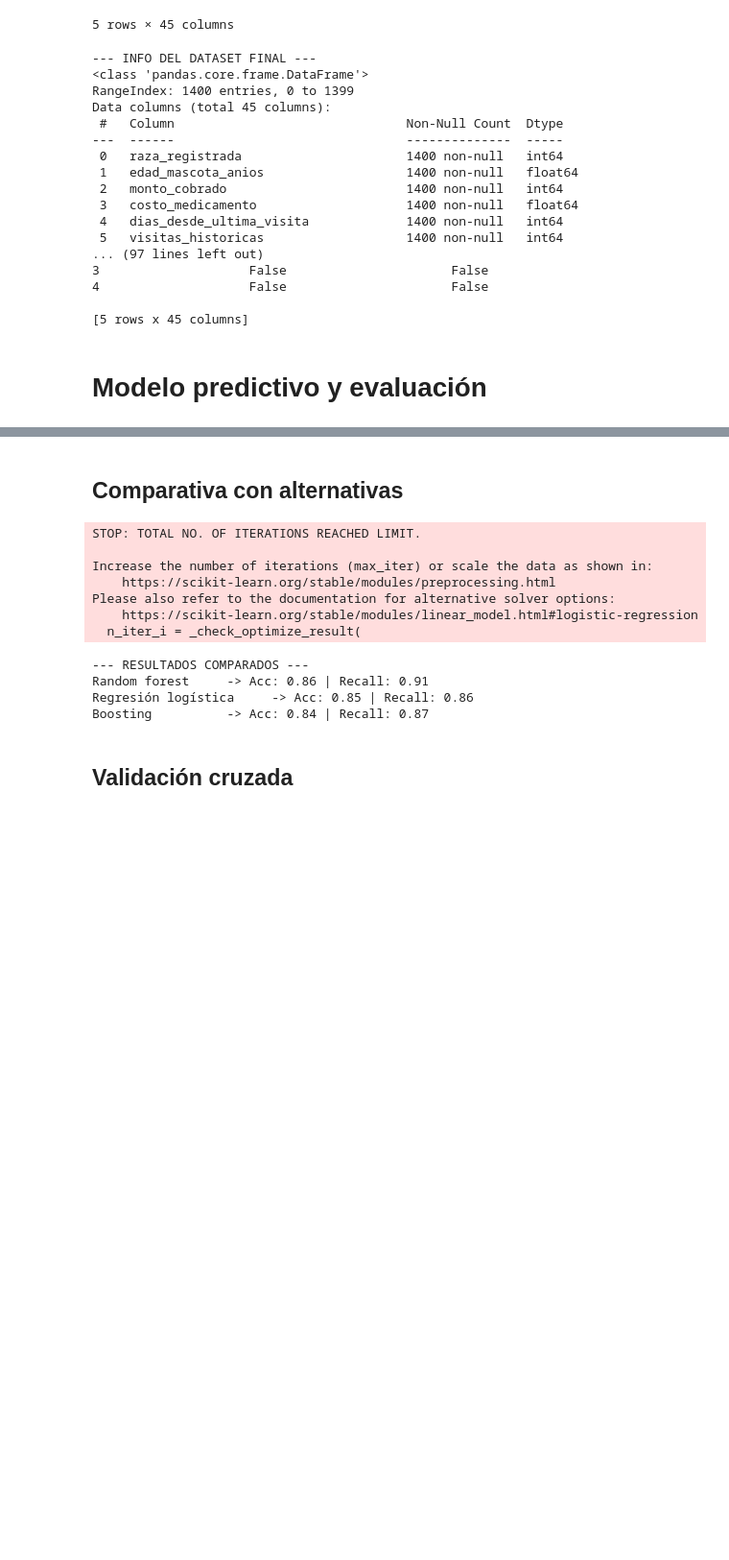
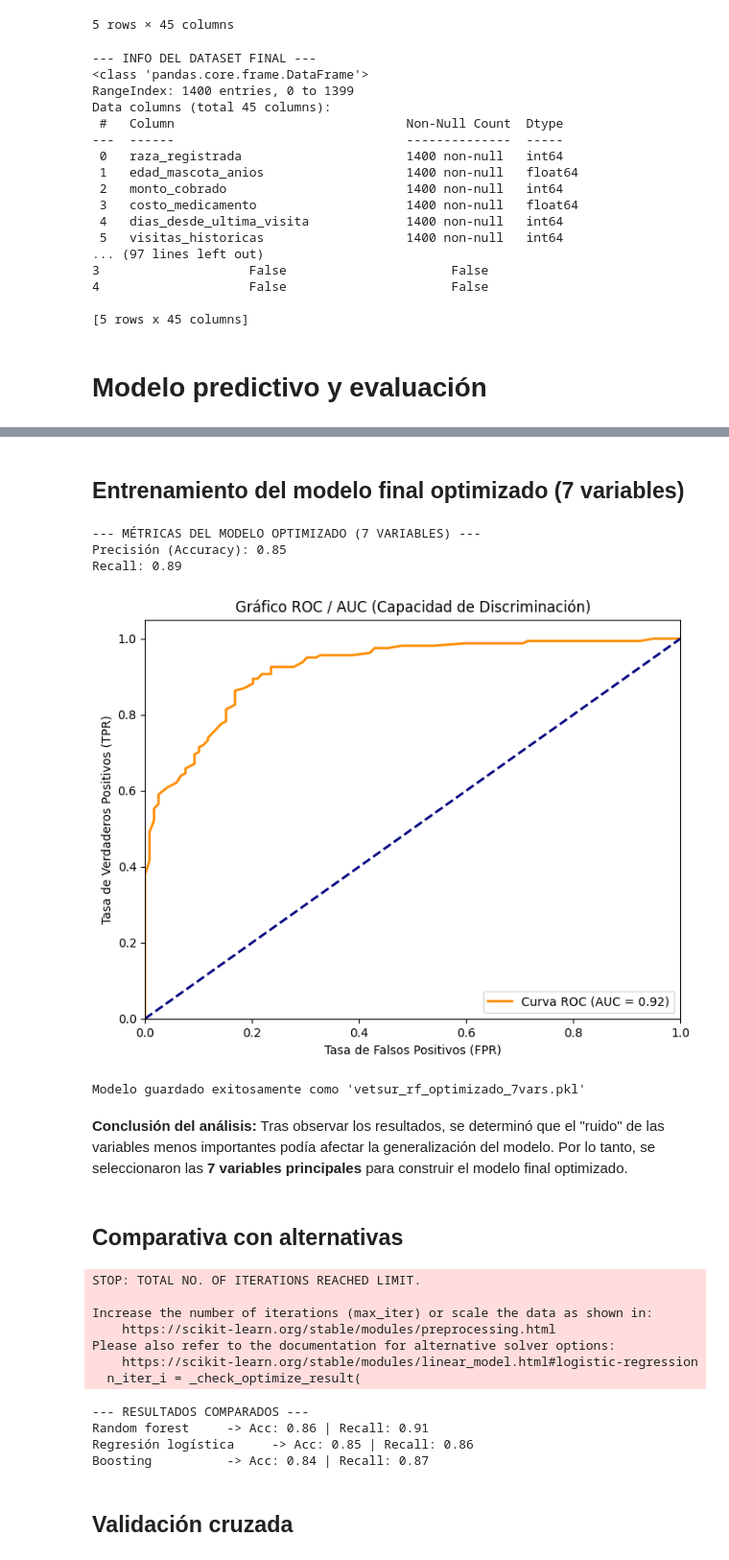
Before and after one commit to daemon1s/vetsur-ml-fastapi-nextjs, a Jupyter notebook: notebooks/vetsur.ipynb, the cells around one changed output, grey strips where cells are left out. Shown at 96% size. Drawn from its saved outputs; the diff is of its cells as text; code cells hidden in the pictures; blank space fills up the shorter version.

Commit message:
fix: modelo random forest v2

```diff
--- a/notebooks/vetsur.ipynb
+++ b/notebooks/vetsur.ipynb
@@ -354,4 +351,68 @@ print(f"Precisión del modelo: {modelo.score(X_test, y_test):.2f}")
 Precisión del modelo: 0.86
+# %% [markdown]
+## Entrenamiento del modelo final optimizado (7 variables)
+# %%
+from sklearn.model_selection import train_test_split
+from sklearn.ensemble import RandomForestClassifier
+from sklearn.metrics import accuracy_score, recall_score, roc_curve, roc_auc_score
+import matplotlib.pyplot as plt
+
+# 1. Filtramos solo las 7 variables principales identificadas
+columnas_top_7 = [
+    'dias_desde_ultima_visita',
+    'visitas_historicas',
+    'monto_cobrado',
+    'costo_medicamento',
+    'edad_mascota_anios',
+    'tiene_vacunas_al_dia',
+    'tipo_atencion_venta_producto'
+]
+
+X = df_final[columnas_top_7]
+y = df_final['retorno_90d']
+
+# 2. Dividimos 80% entrenamiento / 20% prueba
+X_train, X_test, y_train, y_test = train_test_split(X, y, test_size=0.2, random_state=42)
+
+# 3. Re-entrenamiento del modelo SOLO con 7 variables
+modelo_optimizado = RandomForestClassifier(n_estimators=100, random_state=42)
+modelo_optimizado.fit(X_train, y_train)
+
+# 4. Evaluación (Accuracy y Recall)
+predicciones = modelo_optimizado.predict(X_test)
+print("--- Métricas del modelo optimizado (7 variables) ---")
+print(f"Precisión (Accuracy): {accuracy_score(y_test, predicciones):.2f}")
+print(f"Recall: {recall_score(y_test, predicciones):.2f}")
+
+# 5. Gráfico ROC y AUC
+# Obtenemos las probabilidades de predecir la clase 1 (que el cliente vuelve)
+probs = modelo_optimizado.predict_proba(X_test)[:, 1]
+fpr, tpr, umbrales = roc_curve(y_test, probs)
+auc_score = roc_auc_score(y_test, probs)
+
+plt.figure(figsize=(8, 6))
+plt.plot(fpr, tpr, color='darkorange', lw=2, label=f'Curva ROC (AUC = {auc_score:.2f})')
+plt.plot([0, 1], [0, 1], color='navy', lw=2, linestyle='--')
+plt.xlim([0.0, 1.0])
+plt.ylim([0.0, 1.05])
+plt.xlabel('Tasa de falsos positivos (FPR)')
+plt.ylabel('Tasa de verdaderos positivos (TPR)')
+plt.title('Gráfico ROC (capacidad de discriminación)')
+plt.legend(loc="lower right")
+plt.show()
+
+# 6. Exportar modelo .pkl
+import joblib
+joblib.dump(modelo_optimizado, 'vetsur_rf_optimizado_7vars.pkl')
+print("\nModelo guardado exitosamente como 'vetsur_rf_optimizado_7vars.pkl'")
+# %% [output]
+--- MÉTRICAS DEL MODELO OPTIMIZADO (7 VARIABLES) ---
+Precisión (Accuracy): 0.85
+Recall: 0.89
+[figure, added]
+Modelo guardado exitosamente como 'vetsur_rf_optimizado_7vars.pkl'
+# %% [markdown]
+**Conclusión del análisis:** Tras observar los resultados, se determinó que el "ruido" de las variables menos importantes podía afectar la generalización del modelo. Por lo tanto, se seleccionaron las **7 variables principales** para construir el modelo final optimizado.
 # %% [markdown]
 ## Comparativa con alternativas
 # %%
```
Also changed, not shown: parts of 8 cells of this notebook, 2 other files.
